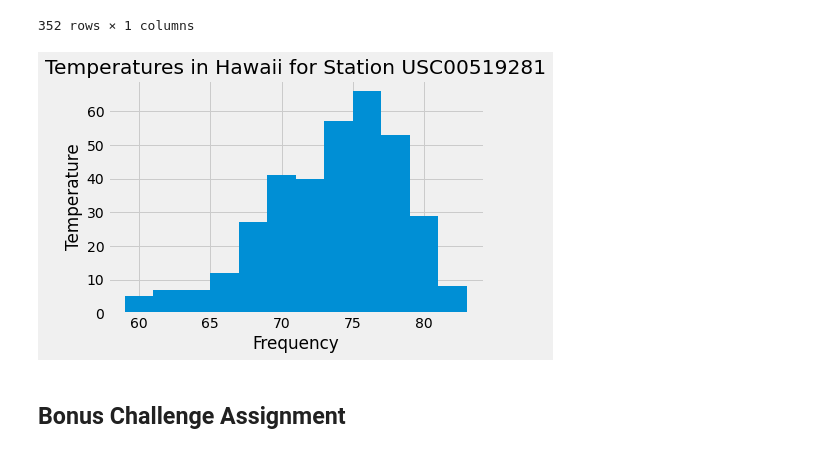
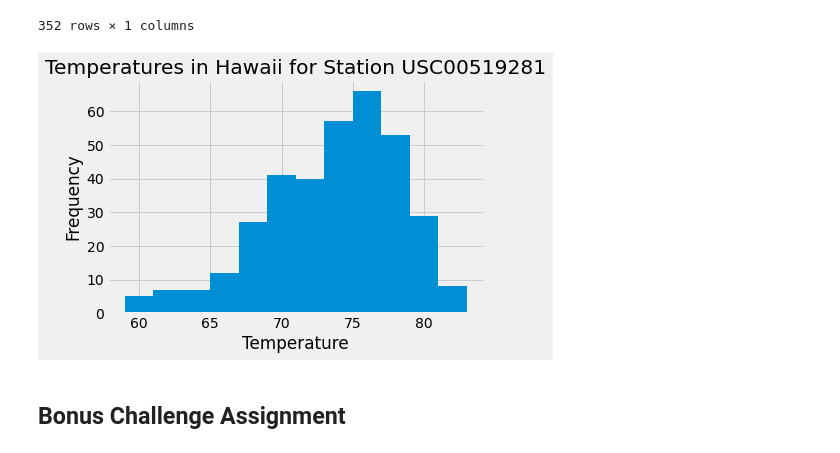
Before and after one commit to emilyfrels/sqlalchemy-challenge, a Jupyter notebook: climate_starter.ipynb, the cells around one changed output. Drawn from its saved outputs; the diff is of its cells as text; code cells hidden in the pictures.

```diff
--- a/climate_starter.ipynb
+++ b/climate_starter.ipynb
@@ -292,14 +292,14 @@ sorted_high_temp_df
 # %%
 # plot histogram
 sorted_high_temp_df.hist(bins=12)
 plt.title("Temperatures in Hawaii for Station USC00519281")
-plt.xlabel("Frequency")
-plt.ylabel("Temperature")
+plt.xlabel("Temperature")
+plt.ylabel("Frequency")
 plt.xticks(horizontalalignment="center")
 
 plt.show()
 # %% [output]
-[figure, old version]
+[figure, new version]
 # %% [markdown]
 ## Bonus Challenge Assignment
 # %%
```
Also changed, not shown: 1 other file.
